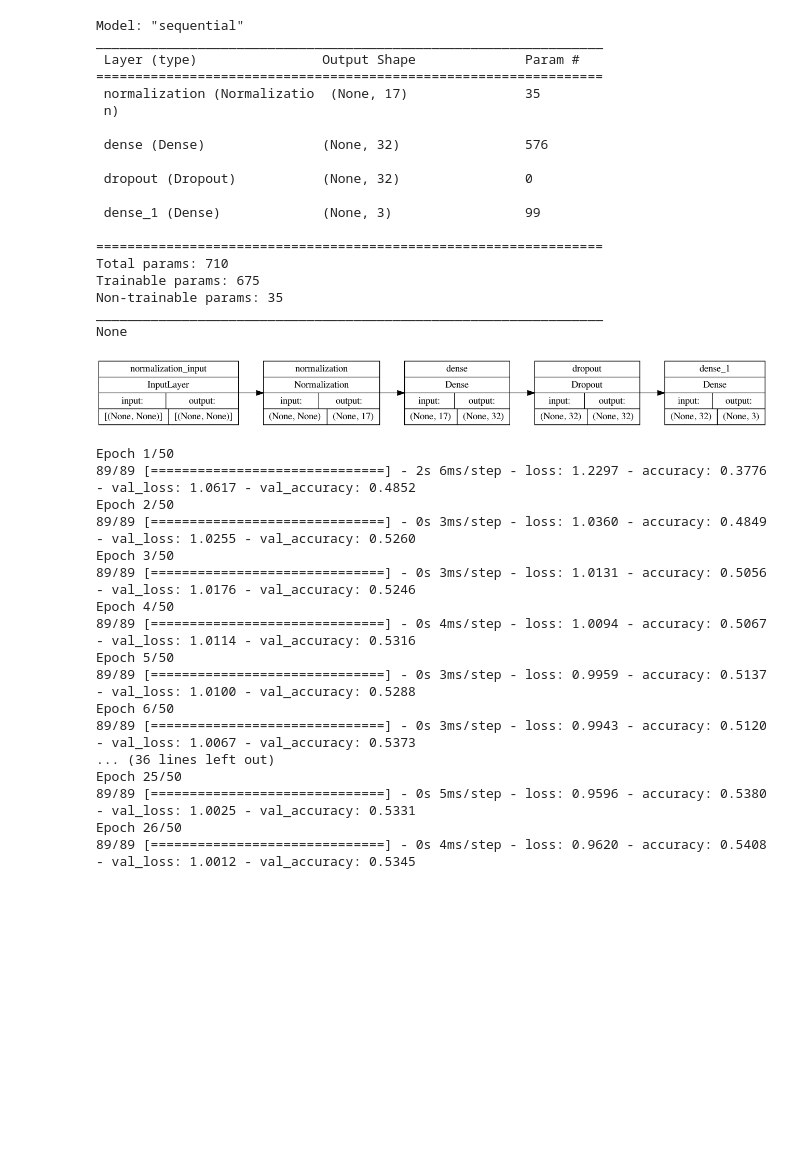
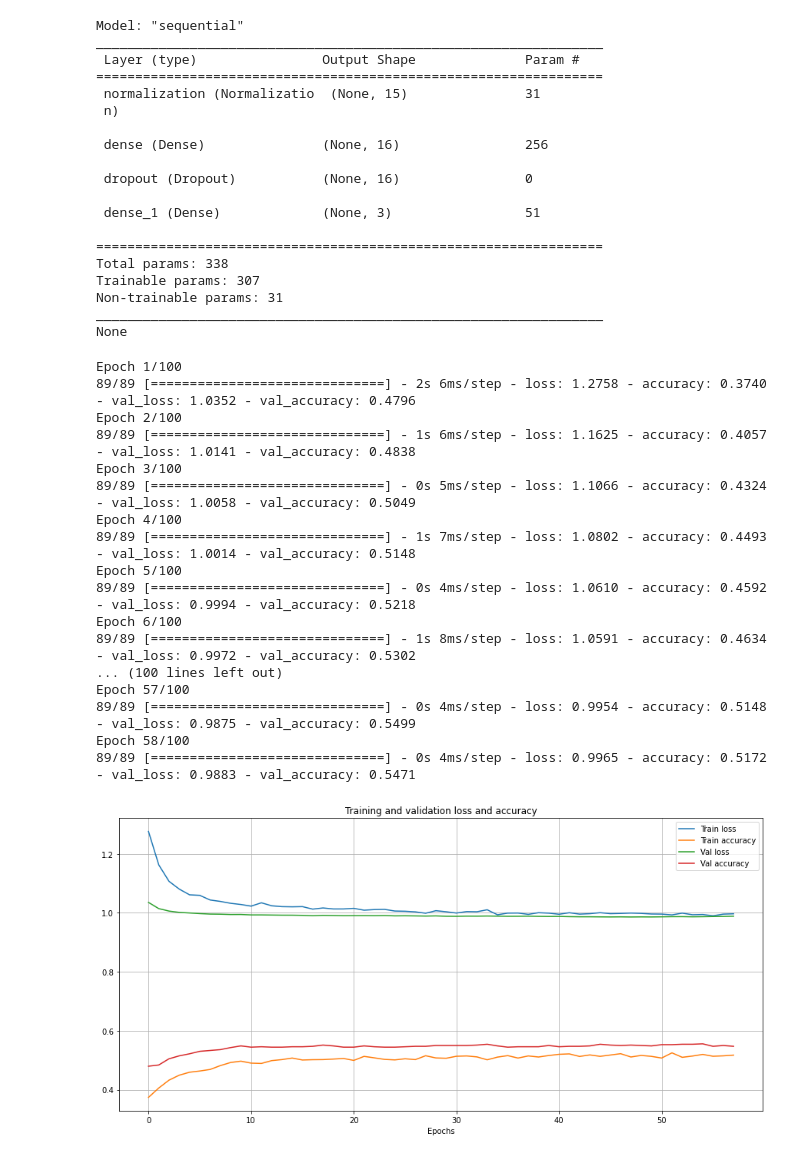
Before and after one commit to yuliang419/football-predictor, a Jupyter notebook: train_model.ipynb, the cells around one changed output. Cells and saved outputs as stored; diff of their text form; code cells hidden in the pictures; blank space fills up the shorter version.

Commit message:
Working model

```diff
--- a/train_model.ipynb
+++ b/train_model.ipynb
@@ -9,4 +8,6 @@ import predictor
 data = pd.read_csv('data/EPL_processed_results.csv', index_col=0)
 # %%
 X_train, y_train, X_val, y_val, X_test, y_test = dataset.generate_train_val_test_sets(data)
+# %%
+predictor = predict.Predictor(X_train, y_train, X_val, y_val)
 # %%
@@ -16,53 +17,44 @@ model = predictor.get_model(X_train)
 To enable them in other operations, rebuild TensorFlow with the appropriate compiler flags.
 # %%
-print(model.summary())
+print(predictor.model.summary())
 # %% [output]
 Model: "sequential"
 _________________________________________________________________
  Layer (type)                Output Shape              Param #
 =================================================================
- normalization (Normalizatio  (None, 17)               35
+ normalization (Normalizatio  (None, 15)               31
  n)
 
- dense (Dense)               (None, 32)                576
+ dense (Dense)               (None, 16)                256
 
- dropout (Dropout)           (None, 32)                0
+ dropout (Dropout)           (None, 16)                0
 
- dense_1 (Dense)             (None, 3)                 99
+ dense_1 (Dense)             (None, 3)                 51
 
 =================================================================
-Total params: 710
-Trainable params: 675
-Non-trainable params: 35
+Total params: 338
+Trainable params: 307
+Non-trainable params: 31
 _________________________________________________________________
 None
-# %%
-tf.keras.utils.plot_model(model, show_shapes=True, rankdir="LR")
-# %% [output]
-[figure, removed]
 # %%
-callback = tf.keras.callbacks.EarlyStopping(
-    monitor='val_loss', min_delta=0, patience=10, verbose=0,
-    mode='min', baseline=None, restore_best_weights=True
-)
+predictor.train(plot=True, save_model=True)
+# %% [output]
+Epoch 1/100
+89/89 [==============================] - 2s 6ms/step - loss: 1.2758 - accuracy: 0.3740 - val_loss: 1.0352 - val_accuracy: 0.4796
+Epoch 2/100
+89/89 [==============================] - 1s 6ms/step - loss: 1.1625 - accuracy: 0.4057 - val_loss: 1.0141 - val_accuracy: 0.4838
+Epoch 3/100
+89/89 [==============================] - 0s 5ms/step - loss: 1.1066 - accuracy: 0.4324 - val_loss: 1.0058 - val_accuracy: 0.5049
+Epoch 4/100
+89/89 [==============================] - 1s 7ms/step - loss: 1.0802 - accuracy: 0.4493 - val_loss: 1.0014 - val_accuracy: 0.5148
+Epoch 5/100
+89/89 [==============================] - 0s 4ms/step - loss: 1.0610 - accuracy: 0.4592 - val_loss: 0.9994 - val_accuracy: 0.5218
+Epoch 6/100
+89/89 [==============================] - 1s 8ms/step - loss: 1.0591 - accuracy: 0.4634 - val_loss: 0.9972 - val_accuracy: 0.5302
+... (100 lines left out)
+Epoch 57/100
+89/89 [==============================] - 0s 4ms/step - loss: 0.9954 - accuracy: 0.5148 - val_loss: 0.9875 - val_accuracy: 0.5499
+Epoch 58/100
+89/89 [==============================] - 0s 4ms/step - loss: 0.9965 - accuracy: 0.5172 - val_loss: 0.9883 - val_accuracy: 0.5471
+[figure, added]
-# %%
-history = model.fit(X_train, y_train, validation_data=(X_val, y_val),
-                    epochs=50, callbacks=[callback])
-# %% [output]
-Epoch 1/50
-89/89 [==============================] - 2s 6ms/step - loss: 1.2297 - accuracy: 0.3776 - val_loss: 1.0617 - val_accuracy: 0.4852
-Epoch 2/50
-89/89 [==============================] - 0s 3ms/step - loss: 1.0360 - accuracy: 0.4849 - val_loss: 1.0255 - val_accuracy: 0.5260
-Epoch 3/50
-89/89 [==============================] - 0s 3ms/step - loss: 1.0131 - accuracy: 0.5056 - val_loss: 1.0176 - val_accuracy: 0.5246
-Epoch 4/50
-89/89 [==============================] - 0s 4ms/step - loss: 1.0094 - accuracy: 0.5067 - val_loss: 1.0114 - val_accuracy: 0.5316
-Epoch 5/50
-89/89 [==============================] - 0s 3ms/step - loss: 0.9959 - accuracy: 0.5137 - val_loss: 1.0100 - val_accuracy: 0.5288
-Epoch 6/50
-89/89 [==============================] - 0s 3ms/step - loss: 0.9943 - accuracy: 0.5120 - val_loss: 1.0067 - val_accuracy: 0.5373
-... (36 lines left out)
-Epoch 25/50
-89/89 [==============================] - 0s 5ms/step - loss: 0.9596 - accuracy: 0.5380 - val_loss: 1.0025 - val_accuracy: 0.5331
-Epoch 26/50
-89/89 [==============================] - 0s 4ms/step - loss: 0.9620 - accuracy: 0.5408 - val_loss: 1.0012 - val_accuracy: 0.5345
```
Also changed, not shown: parts of 5 cells of this notebook, 8 other files.
